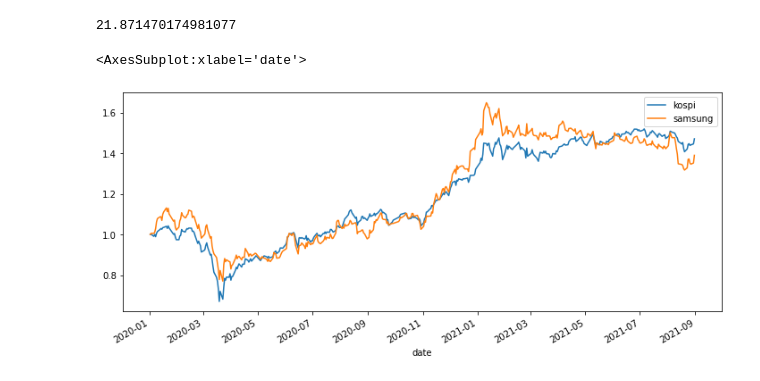
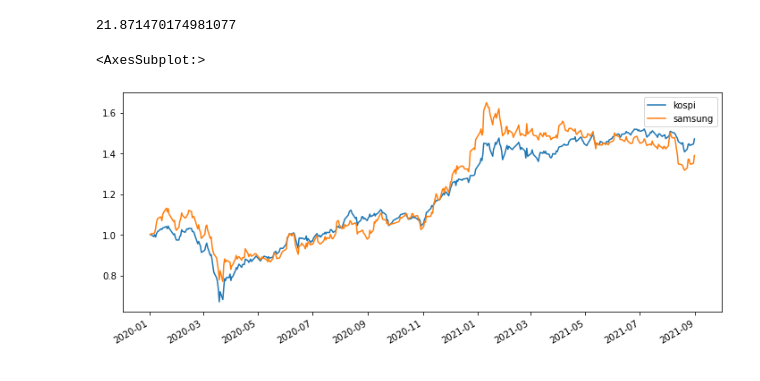
Before and after one commit to sharebook-kr/book-pandas-for-finance, a Jupyter notebook: ch08/ch08.ipynb, the cells around one changed output. Drawn from its saved outputs; the diff is of its cells as text; code cells hidden in the pictures.

```diff
--- a/ch08/ch08.ipynb
+++ b/ch08/ch08.ipynb
@@ -295,10 +295,10 @@ print(cagr * 100)
 # %%
 kospi_return = kospi['종가']/kospi.iloc[0, 0]
 ss_return = ss['종가']/ss.iloc[0, 0]
 
 df = pd.concat([kospi_return, ss_return], axis=1, keys=["kospi", "samsung"])
-df.index.name = 'date'
+df.index.name = ''
 df.plot(figsize=(12, 5))
 # %% [output]
-<AxesSubplot:xlabel='date'>
+<AxesSubplot:>
-[figure, old version]
+[figure, new version]
```
Also changed, not shown: parts of 8 cells of this notebook, 3 other files.
